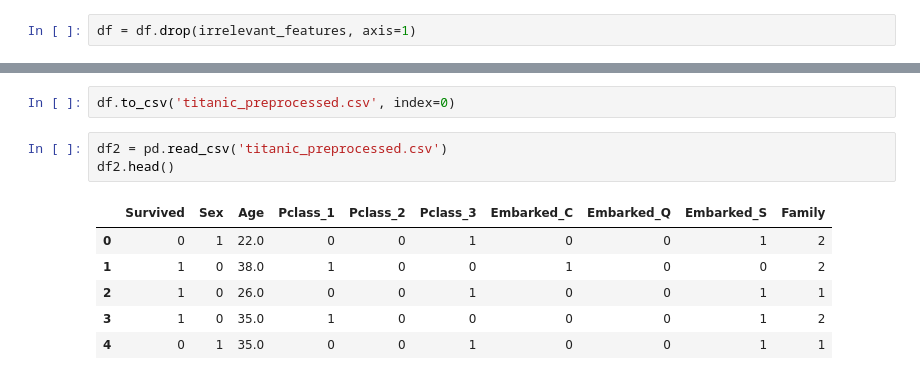
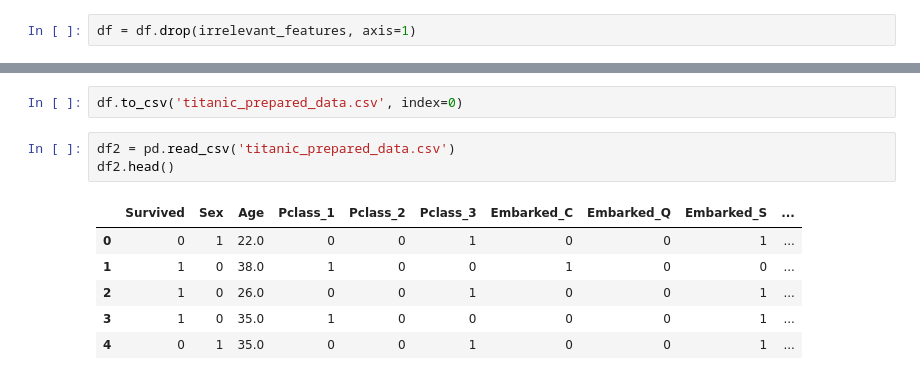
Before and after one commit to iam-rahul/Titanic_Survivors, a Jupyter notebook: titanic_data_analysis.ipynb, the cells around one changed output, grey strips where cells are left out. Drawn from its saved outputs; the diff is of its cells as text.

Commit message:
titanic_prepared_data.csv created

```diff
--- a/titanic_data_analysis.ipynb
+++ b/titanic_data_analysis.ipynb
@@ -326,12 +326,12 @@ df.head()
 # %%
-df.to_csv('titanic_preprocessed.csv', index=0)
+df.to_csv('titanic_prepared_data.csv', index=0)
 # %%
-df2 = pd.read_csv('titanic_preprocessed.csv')
+df2 = pd.read_csv('titanic_prepared_data.csv')
 df2.head()
 # %% [output]
-|  | Survived | Sex | Age | Pclass_1 | Pclass_2 | Pclass_3 | Embarked_C | Embarked_Q | Embarked_S | Family |
-| 0 | 0 | 1 | 22.0 | 0 | 0 | 1 | 0 | 0 | 1 | 2 |
-| 1 | 1 | 0 | 38.0 | 1 | 0 | 0 | 1 | 0 | 0 | 2 |
-| 2 | 1 | 0 | 26.0 | 0 | 0 | 1 | 0 | 0 | 1 | 1 |
-| 3 | 1 | 0 | 35.0 | 1 | 0 | 0 | 0 | 0 | 1 | 2 |
-| 4 | 0 | 1 | 35.0 | 0 | 0 | 1 | 0 | 0 | 1 | 1 |
+|  | Survived | Sex | Age | Pclass_1 | Pclass_2 | Pclass_3 | Embarked_C | Embarked_Q | Embarked_S | ... |
+| 0 | 0 | 1 | 22.0 | 0 | 0 | 1 | 0 | 0 | 1 | ... |
+| 1 | 1 | 0 | 38.0 | 1 | 0 | 0 | 1 | 0 | 0 | ... |
+| 2 | 1 | 0 | 26.0 | 0 | 0 | 1 | 0 | 0 | 1 | ... |
+| 3 | 1 | 0 | 35.0 | 1 | 0 | 0 | 0 | 0 | 1 | ... |
+| 4 | 0 | 1 | 35.0 | 0 | 0 | 1 | 0 | 0 | 1 | ... |
```
Also changed, not shown: parts of 4 cells of this notebook, 1 other file.
